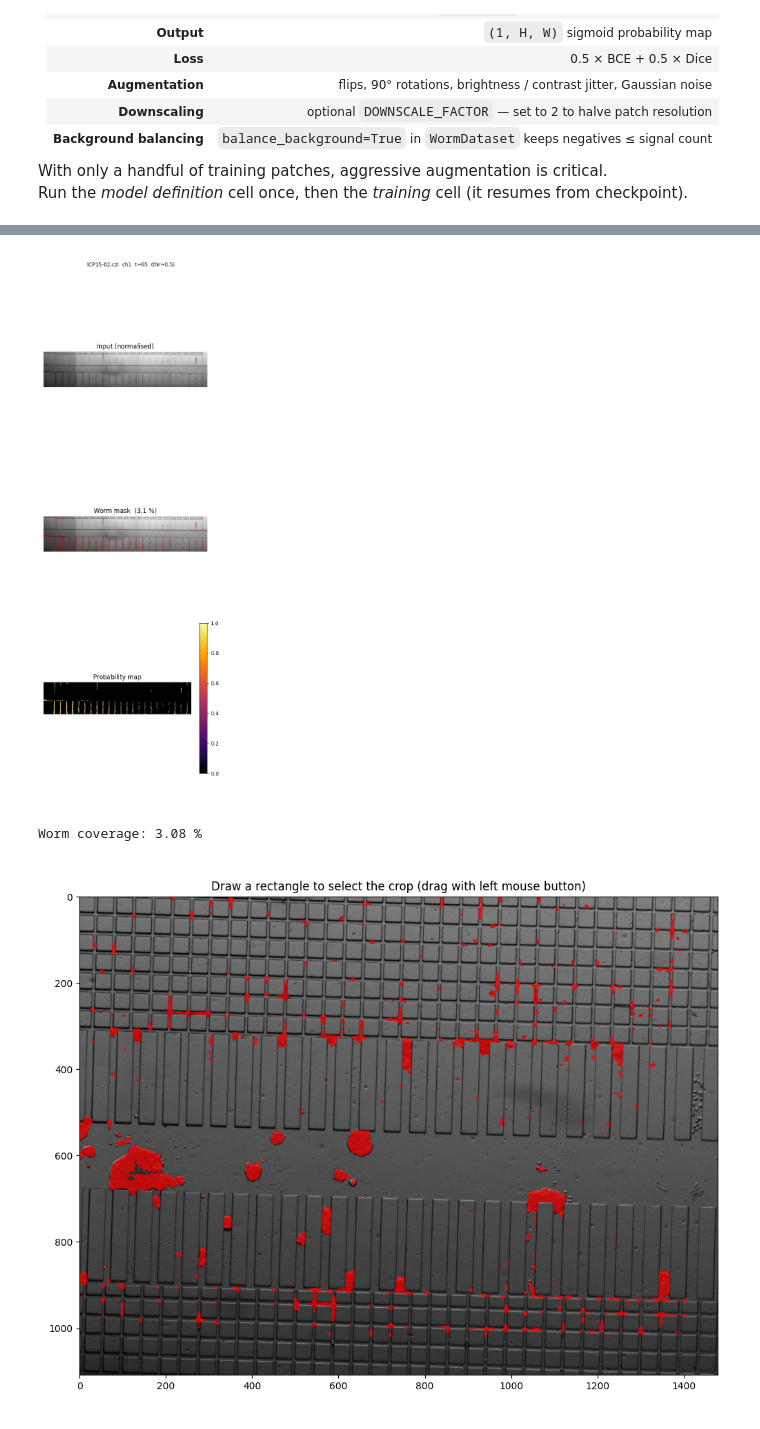
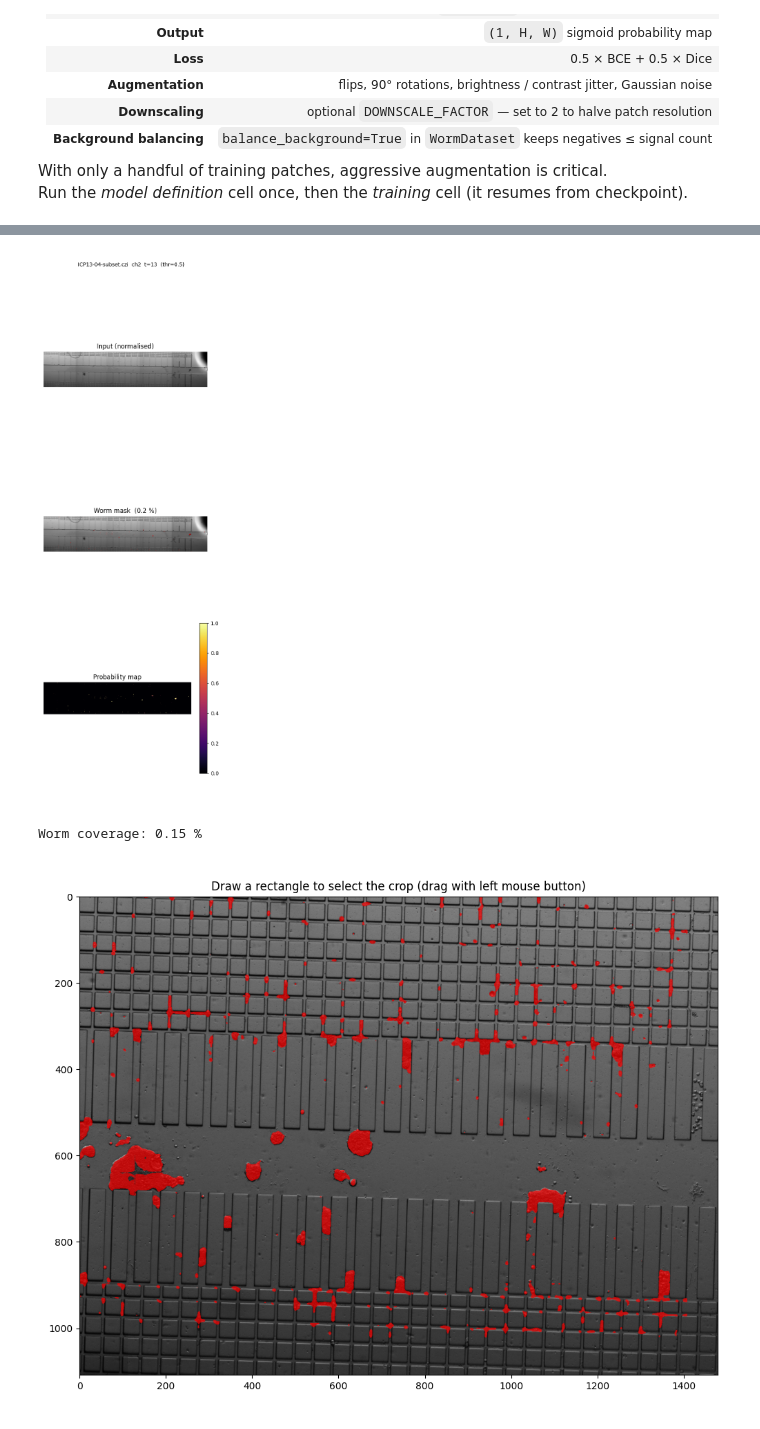
Before and after one commit to Cocopyth/chipanalysis, a Jupyter notebook: chipanalysis/notebooks/notebooks_image_analysis/PPolycephalumDetector.ipynb, the cells around one changed output, grey strips where cells are left out. Saved outputs shown, nothing was run; the diff lists cells and outputs as text; code cells hidden in the pictures.

```diff
--- a/chipanalysis/notebooks/notebooks_image_analysis/PPolycephalumDetector.ipynb
+++ b/chipanalysis/notebooks/notebooks_image_analysis/PPolycephalumDetector.ipynb
@@ -311,7 +396,7 @@ Re-running is idempotent (existing patches are skipped); changing the CZI file o
 INCLUDE_EXTRA_DATASET    = False   # ← flip to True to merge a second dataset
 EXTRA_DATA_DIR           = "/Users/bisot/Documents/PostDoc2/training_data_extra"
 EXTRA_BALANCE_BACKGROUND = True    # keep at most as many empty patches as signal patches
-EXTRA_MIN_MASK_FRACTION  = 0.01   # patches below this mask fraction are "background"
+EXTRA_MIN_MASK_FRACTION  = 0   # patches below this mask fraction are "background"
 
 _extra_img_dir = os.path.join(EXTRA_DATA_DIR, "images")
 
@@ -530,7 +615,7 @@ _ds = WormDataset(
     augment=False,
     downscale=DOWNSCALE_FACTOR,
     balance_background=True,
-    min_mask_fraction=0.01,
+    min_mask_fraction=1e-4,
 )
 _img0, _mask0 = _ds[0]
 print(f"Dataset size     : {len(_ds)} patches")
@@ -565,7 +694,7 @@ N_EPOCHS    = 150         # more epochs because dataset is typically small
 BATCH_SIZE  = 4
 LR          = 1e-4
 VAL_SPLIT   = 0.2
-MODEL_SAVE  = os.path.join(WORM_DATA_DIR, "unet_celegans_best_newchip.pth")
+MODEL_SAVE  = os.path.join(WORM_DATA_DIR, "unet_ppolycephalum_best_newchip.pth")
 
 # ── Primary C. elegans dataset (with background balancing) ────────────────────
 print("Building C. elegans dataset (balancing background patches)…")
@@ -575,7 +704,7 @@ _worm_ds = WormDataset(
     augment=True,
     downscale=DOWNSCALE_FACTOR,
     balance_background=True,
-    min_mask_fraction=0.01,
+    min_mask_fraction=1e-6,
 )
 
 # ── Optional extra dataset ────────────────────────────────────────────────────
@@ -699,9 +837,10 @@ KeyboardInterrupt:
 model.eval()
 model.load_state_dict(torch.load(MODEL_SAVE, map_location=device, weights_only=True))
 
-n_show = min(4, n_val)
+n_show = min(2, n_val)
 val_imgs, val_masks = [], []
-for i in range(n_show):
+start = 0
+for i in range(start,start+n_show):
     img_t, mask_t = val_ds[i]
     val_imgs.append(img_t)
     val_masks.append(mask_t)
@@ -851,38 +990,38 @@ def predict_worms(
         plt.tight_layout()
         plt.show()
 
     return {
         "prob_map":    prob_map,
         "pred_binary": pred_bin,
         "img_norm":    img_norm,
         "coverage":    coverage,
     }
 
 def select_roi2(img):
 #     roi, _ = get_roi_from_result(
 #     result,
 #     result['rotate_fn'](img) ,
 #     region= "full",
 #     pad_left_um=-1500.0,   # expand chip box leftward (µm)
 #     pad_right_um=-3500.0,  # expand chip box rightward (µm)
 #     pad_top_um=1300.0,    # pad above & below main channel centre (symmetric)
 #     pad_bottom_um= 1300
 # )
     return img
 
-channel = 1
-time = 65
-scene = 1
+channel = 2
+time = 13
+scene = 2
 img, _ = get_frame(czi, time, channel, gamma=0.45, stretch_min=stretch_min, stretch_max=stretch_max,scene = scene)
 PATCH_SIZE_PX   = 256    # patch side length in pixels (square)
 PATCH_STRIDE_PX = 128    # stride (50 % overlap)
 
 # ── Quick test on the current brightfield frame ───────────────────────────────
 res = predict_worms(select_roi2(img), threshold=0.5, title=f"{czi_path.name}  ch{channel}  t={time}")
 print(f"Worm coverage: {res['coverage']*100:.2f} %")
 # %% [output]
-[figure, old version]
+[figure, new version]
-Worm coverage: 3.08 %
+Worm coverage: 0.15 %
 # %%
 
 # ── Interactive crop selection on the predicted image ─────────────────────────
```
Also changed, not shown: parts of 15 cells of this notebook, 10 other files.
